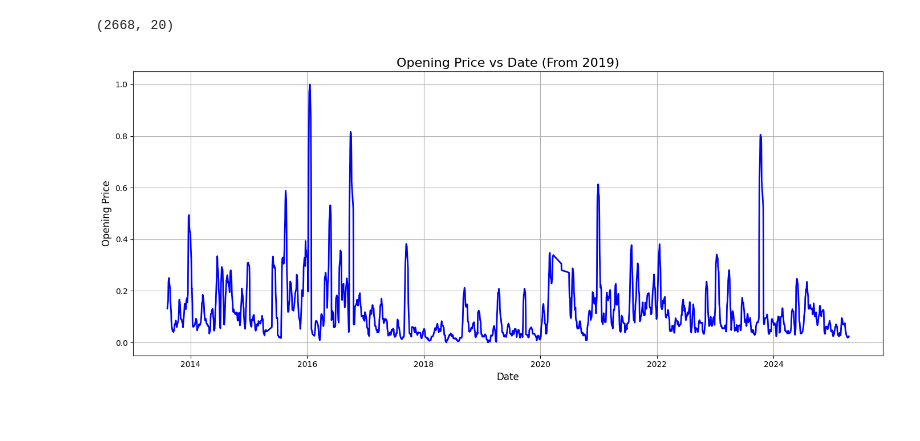
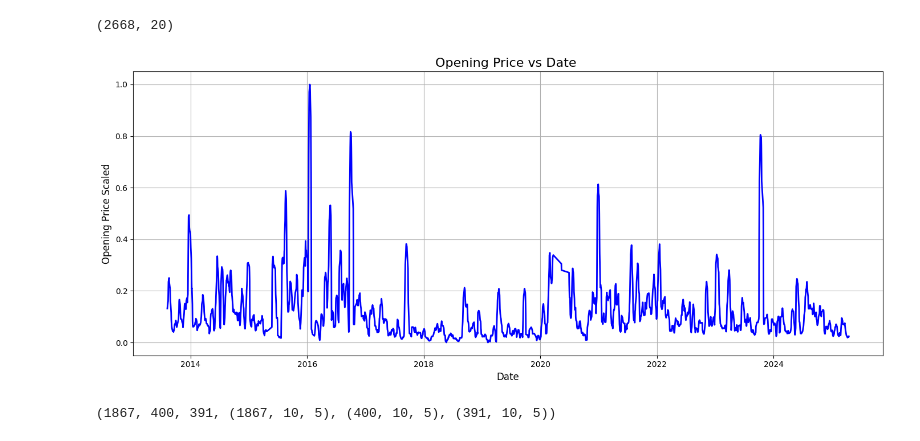
Before and after one commit to Yub-S/stock-prediction, a Jupyter notebook: nic_asia.ipynb, the cells around one changed output. Cells and saved outputs as stored; diff of their text form; code cells hidden in the pictures.

```diff
--- a/nic_asia.ipynb
+++ b/nic_asia.ipynb
@@ -222,11 +222,11 @@ X_seq, X_indicators, y = create_sequences(scaled_df, "Open")
 # %%
 plt.figure(figsize=(14, 6))
 plt.plot(scaled_df['Date'], scaled_df['Rolling_STD'], color='blue', linewidth=2)
-plt.title('Opening Price vs Date (From 2019)', fontsize=16)
+plt.title('Opening Price vs Date ', fontsize=16)
 plt.xlabel('Date', fontsize=12)
-plt.ylabel('Opening Price', fontsize=12)
+plt.ylabel('Opening Price Scaled', fontsize=12)
 plt.grid(True)
 plt.tight_layout()
 plt.show()
 # %% [output]
-[figure, old version]
+[figure, new version]
@@ -928,6 +927,10 @@ val_size = int(0.15 * num_samples)
 X_seq_train, X_ind_train, y_train = X_seq[:train_size], X_indicators[:train_size], y[:train_size]
 X_seq_val, X_ind_val, y_val = X_seq[train_size:train_size+val_size], X_indicators[train_size:train_size+val_size], y[train_size:train_size+val_size]
 X_seq_test, X_ind_test, y_test = X_seq[train_size+val_size:], X_indicators[train_size+val_size:], y[train_size+val_size:]
+# %%
+len(X_seq_train), len(X_seq_val), len(X_seq_test), X_seq_train.shape, X_seq_val.shape, X_seq_test.shape
+# %% [output]
+(1867, 400, 391, (1867, 10, 5), (400, 10, 5), (391, 10, 5))
 # %%
 # Run models
 model_results, metrics_df = run_models(
```
Also changed, not shown: parts of 5 cells of this notebook.
